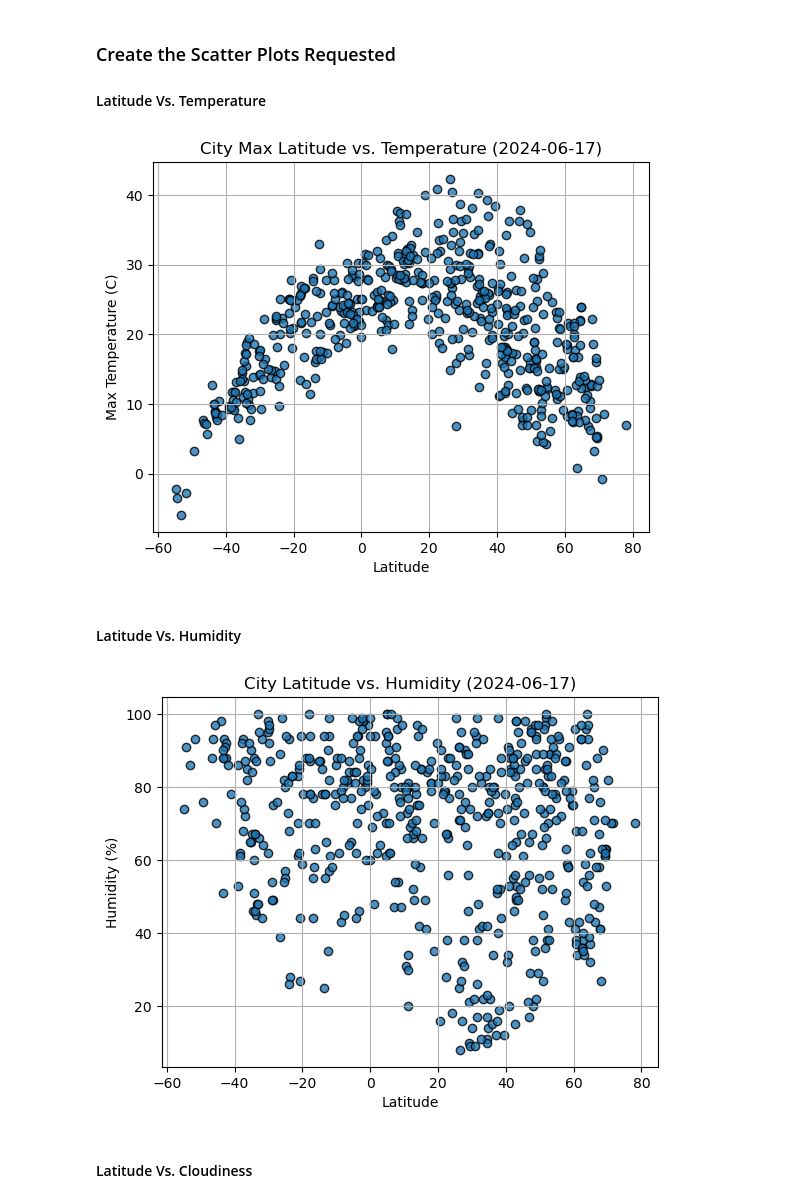
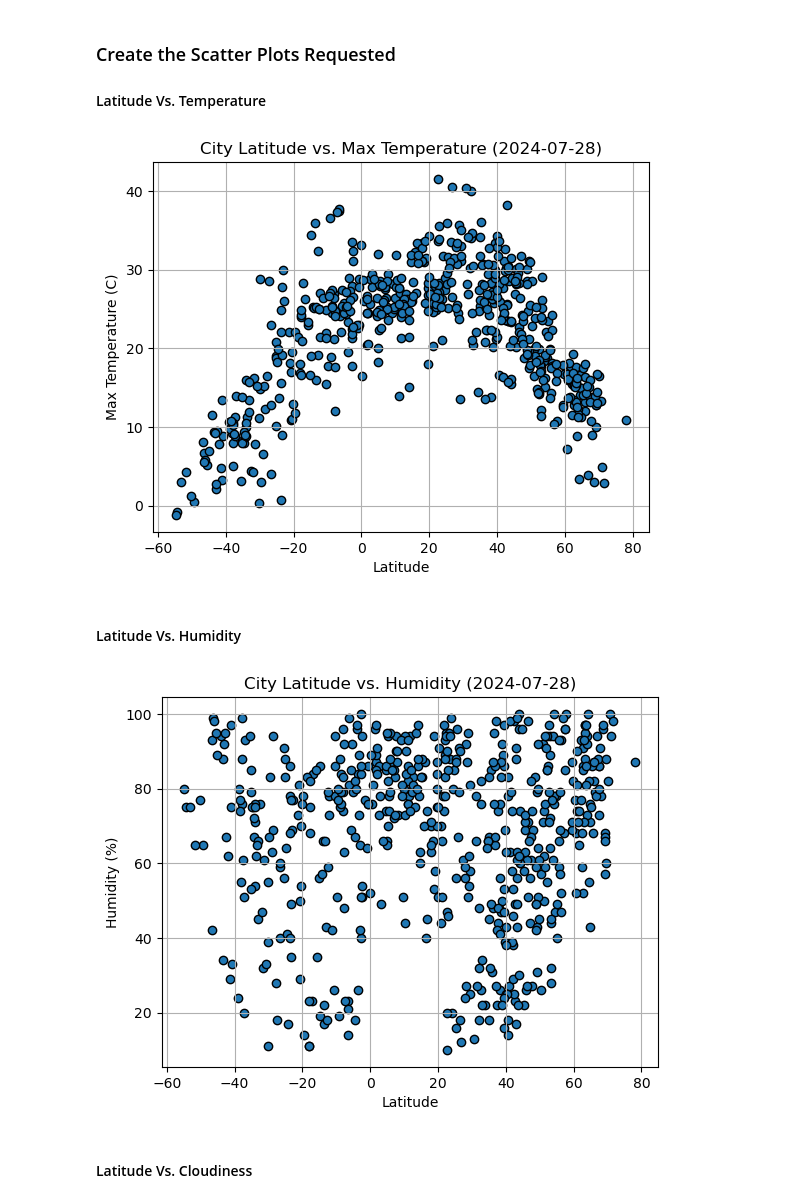
Before and after one commit to rmathena79/python-api-challenge, a Jupyter notebook: WeatherPy/WeatherPy-RPM.ipynb, the cells around one changed output. Saved outputs shown, nothing was run; the diff lists cells and outputs as text; code cells hidden in the pictures.

Commit message:
Scatter plots

```diff
--- a/WeatherPy/WeatherPy-RPM.ipynb
+++ b/WeatherPy/WeatherPy-RPM.ipynb
@@ -205,10 +222,13 @@ city_data_df.head()
 #### Latitude Vs. Temperature
 # %%
 # Build scatter plot for latitude vs. temperature
-# YOUR CODE HERE
+plt.scatter(city_data_df["Lat"], city_data_df["Max Temp"], edgecolors="black")
 
 # Incorporate the other graph properties
-# YOUR CODE HERE
+plt.xlabel("Latitude")
+plt.ylabel("Max Temperature (C)")
+plt.title(f"City Latitude vs. Max Temperature ({date_str})")
+plt.grid()
 
 # Save the figure
 plt.savefig("output_data/Fig1.png")
@@ -216,23 +236,26 @@ plt.savefig("output_data/Fig1.png")
 # Show plot
 plt.show()
 # %% [output]
-[figure, old version]
+[figure, new version]
 # %% [markdown]
 #### Latitude Vs. Humidity
 # %%
 # Build the scatter plots for latitude vs. humidity
-# YOUR CODE HERE
+plt.scatter(city_data_df["Lat"], city_data_df["Humidity"], edgecolors="black")
 
 # Incorporate the other graph properties
-# YOUR CODE HERE
+plt.title(f"City Latitude vs. Humidity ({date_str})")
+plt.xlabel("Latitude")
+plt.ylabel("Humidity (%)")
+plt.grid()
 
 # Save the figure
 plt.savefig("output_data/Fig2.png")
 
 # Show plot
 plt.show()
 # %% [output]
-[figure, old version]
+[figure, new version]
 # %% [markdown]
 #### Latitude Vs. Cloudiness
 # %%
```
Also changed, not shown: parts of 10 cells of this notebook, 2 other files.
